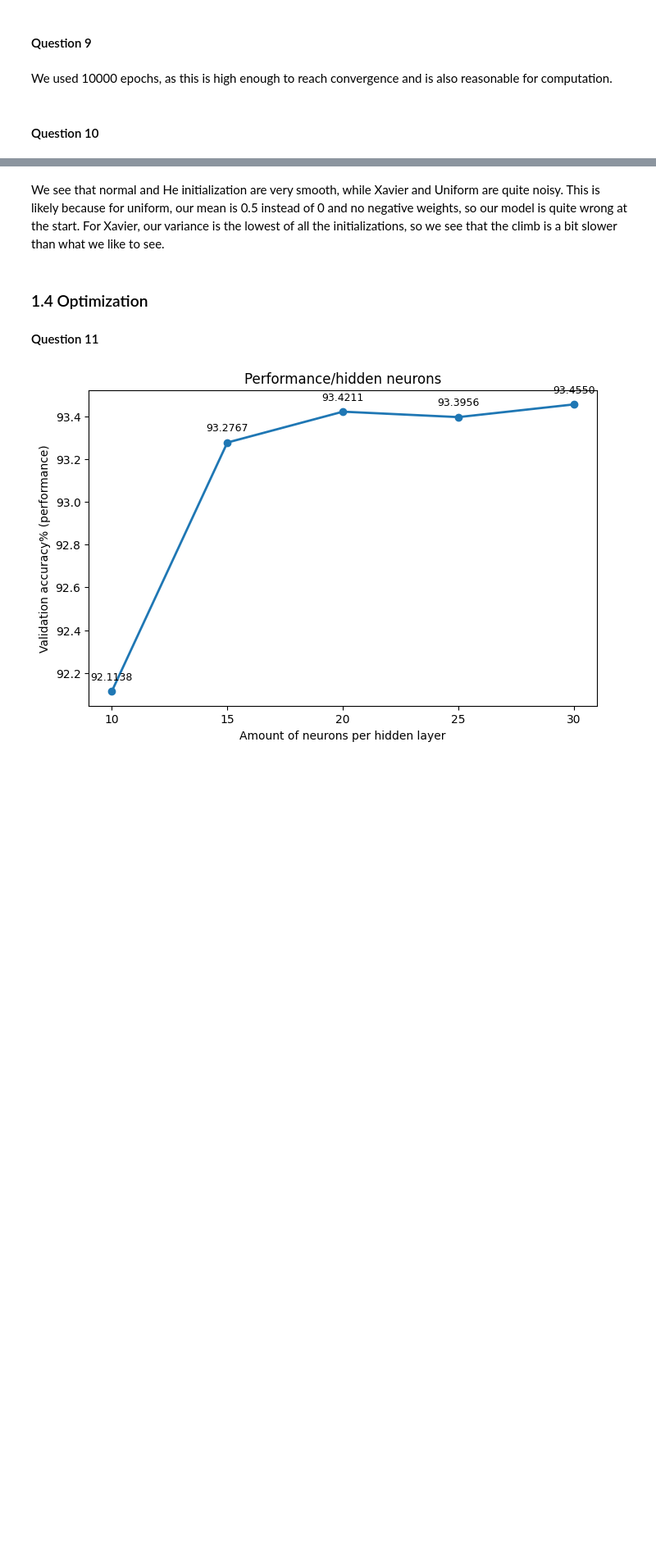
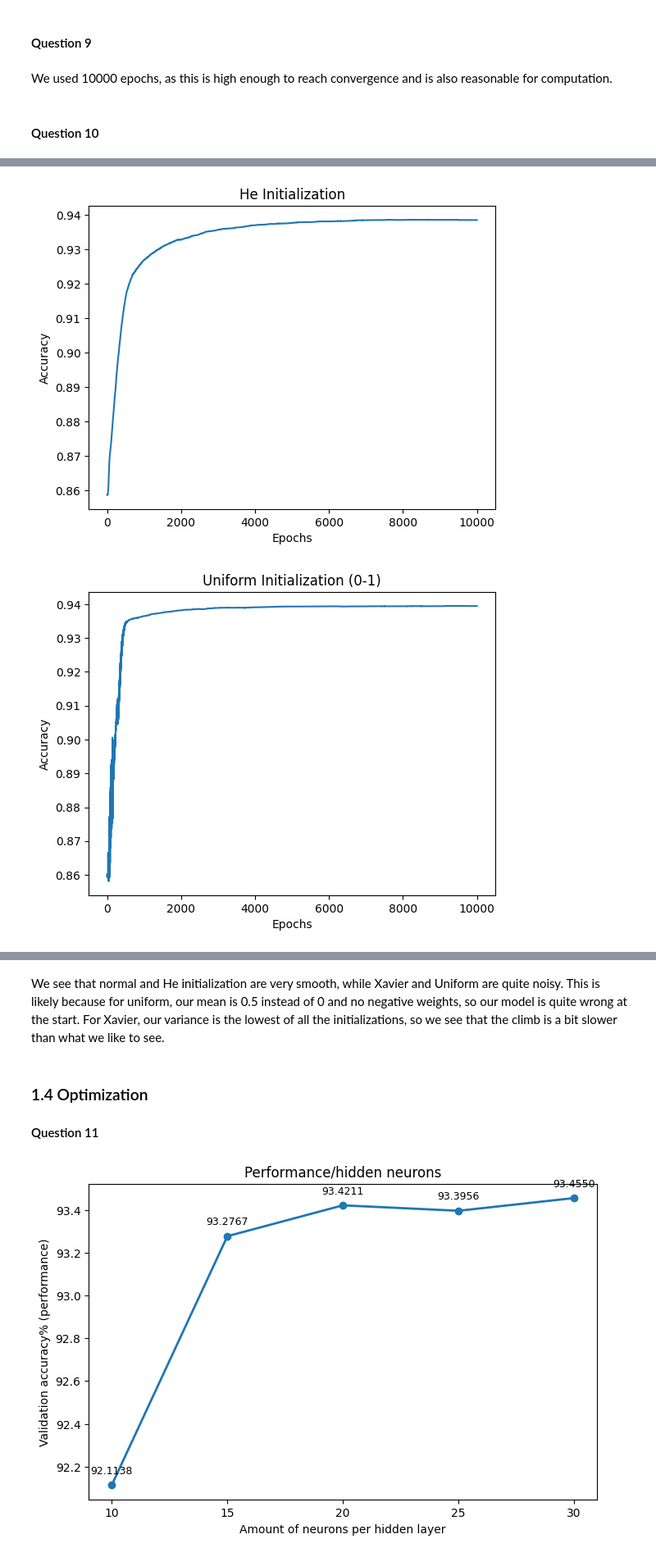
Before and after one commit to Eliminator1357/CI-ANN, a Jupyter notebook: src/Main.ipynb, the cells around one changed output, grey strips where cells are left out. Shown at 82% size. Saved outputs shown, nothing was run; the diff lists cells and outputs as text; code cells hidden in the pictures; blank space fills up the shorter version.

```diff
--- a/src/Main.ipynb
+++ b/src/Main.ipynb
@@ -719,0 +720,18 @@ for i, title in enumerate(titles):
+# %%
+# plot the result
+titles = [
+    "He Initialization",
+    "Uniform Initialization (0-1)",
+    "Normal Initialization (mean=0, sd=1)",
+    "Xavier Initialization",
+]
+
+for i, title in enumerate(titles):
+    plt.title(title)
+    plt.xlabel("Epochs")
+    plt.ylabel("Accuracy")
+    plt.plot(accuracy_store[:, i])
+    plt.show()
+# %% [output]
+[figure, added]
+[figure, added]
```
Also changed, not shown: parts of 4 cells of this notebook.
